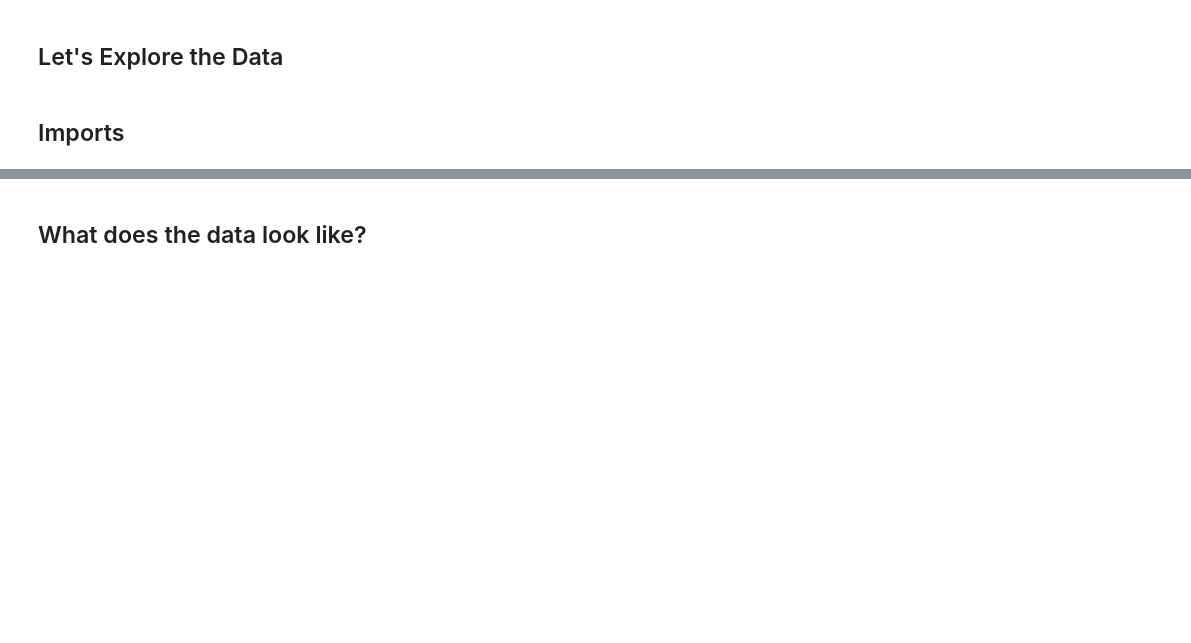
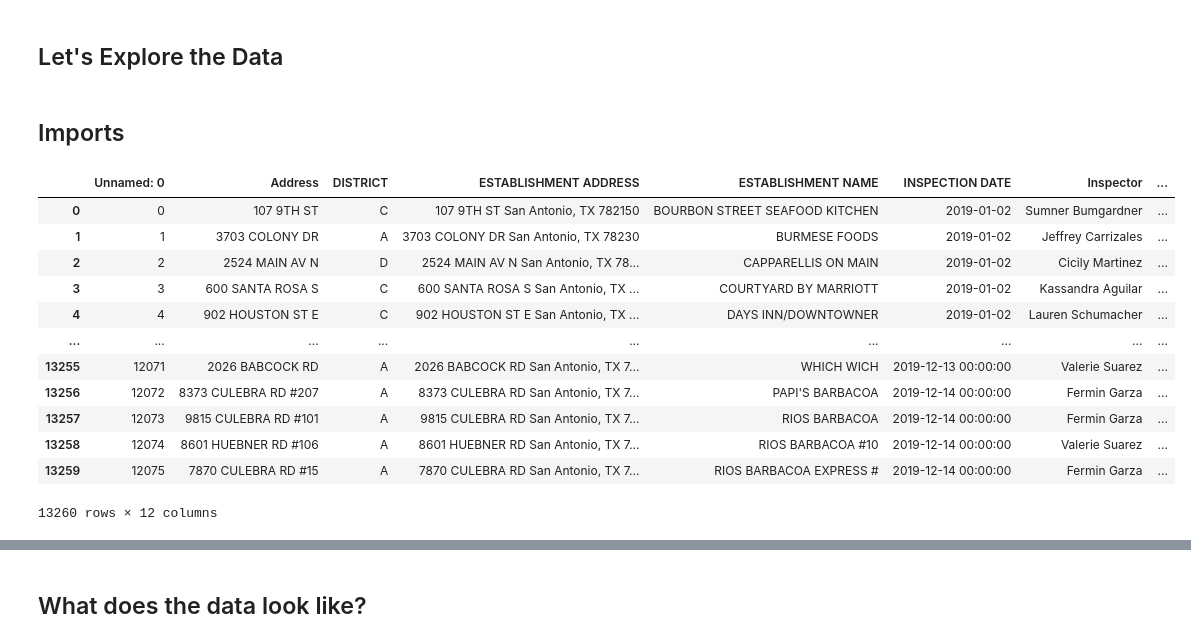
Before and after one commit to CodeBound-Annihilators/yelpproject, a Jupyter notebook: jeffs_new_health_data_exploration.ipynb, the cells around one changed output, grey strips where cells are left out. Saved outputs shown, nothing was run; the diff lists cells and outputs as text; code cells hidden in the pictures; blank space fills up the shorter version.

```diff
--- a/jeffs_new_health_data_exploration.ipynb
+++ b/jeffs_new_health_data_exploration.ipynb
@@ -12,3 +12,18 @@ health=pd.read_excel('comma_separted_values/health_2019.xlsx')
 # %%
 # df=pd.read_excel('health_master_copy.xlsx')
 df=pd.read_csv('health_inspector_combined.csv')
+df
+# %% [output]
+|  | Unnamed: 0 | Address | DISTRICT | ESTABLISHMENT ADDRESS | ESTABLISHMENT NAME | INSPECTION DATE | Inspector | ... |
+| 0 | 0 | 107 9TH ST | C | 107 9TH ST San Antonio, TX 782150 | BOURBON STREET SEAFOOD KITCHEN | 2019-01-02 | Sumner Bumgardner | ... |
+| 1 | 1 | 3703 COLONY DR | A | 3703 COLONY DR San Antonio, TX 78230 | BURMESE FOODS | 2019-01-02 | Jeffrey Carrizales | ... |
+| 2 | 2 | 2524 MAIN AV N | D | 2524 MAIN AV N San Antonio, TX 78... | CAPPARELLIS ON MAIN | 2019-01-02 | Cicily Martinez | ... |
+| 3 | 3 | 600 SANTA ROSA S | C | 600 SANTA ROSA S San Antonio, TX ... | COURTYARD BY MARRIOTT | 2019-01-02 | Kassandra Aguilar | ... |
+| 4 | 4 | 902 HOUSTON ST E | C | 902 HOUSTON ST E San Antonio, TX ... | DAYS INN/DOWNTOWNER | 2019-01-02 | Lauren Schumacher | ... |
+| ... | ... | ... | ... | ... | ... | ... | ... | ... |
+| 13255 | 12071 | 2026 BABCOCK RD | A | 2026 BABCOCK RD San Antonio, TX 7... | WHICH WICH | 2019-12-13 00:00:00 | Valerie Suarez | ... |
+| 13256 | 12072 | 8373 CULEBRA RD #207 | A | 8373 CULEBRA RD San Antonio, TX 7... | PAPI'S BARBACOA | 2019-12-14 00:00:00 | Fermin Garza | ... |
+| 13257 | 12073 | 9815 CULEBRA RD #101 | A | 9815 CULEBRA RD San Antonio, TX 7... | RIOS BARBACOA | 2019-12-14 00:00:00 | Fermin Garza | ... |
+| 13258 | 12074 | 8601 HUEBNER RD #106 | A | 8601 HUEBNER RD San Antonio, TX 7... | RIOS BARBACOA #10 | 2019-12-14 00:00:00 | Valerie Suarez | ... |
+| 13259 | 12075 | 7870 CULEBRA RD #15 | A | 7870 CULEBRA RD San Antonio, TX 7... | RIOS BARBACOA EXPRESS # | 2019-12-14 00:00:00 | Fermin Garza | ... |
+13260 rows × 12 columns
```
Also changed, not shown: parts of 1 cell of this notebook.
